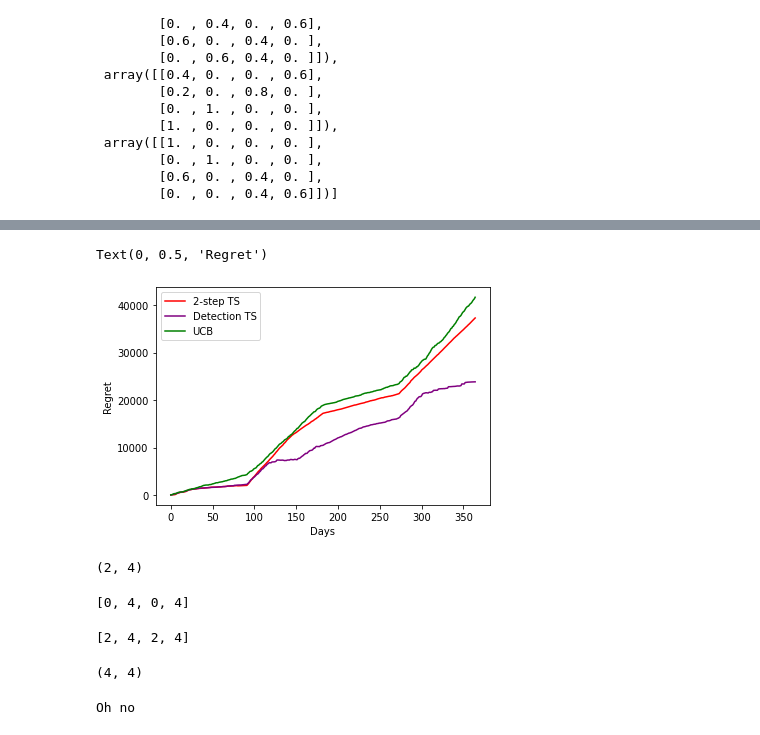
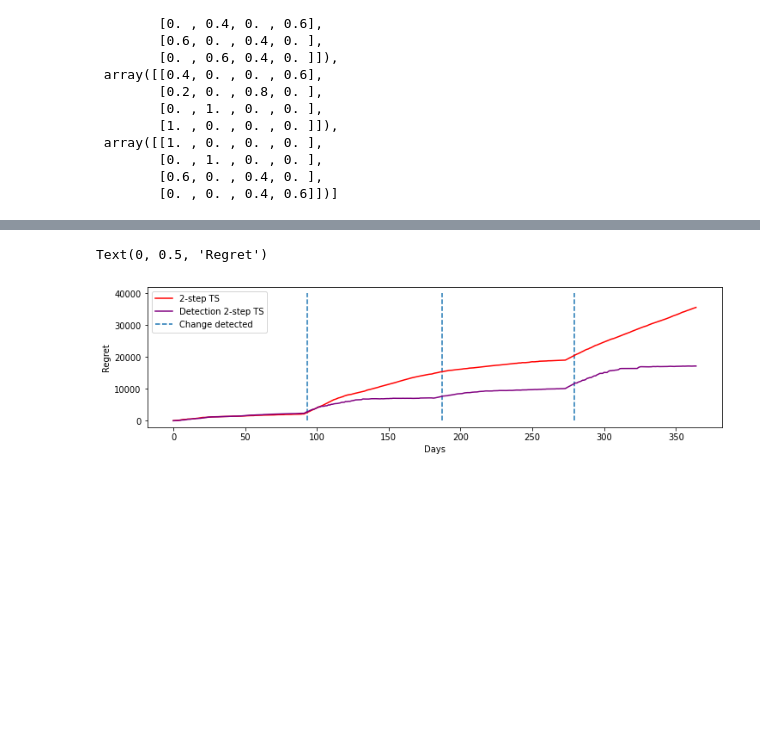
Before and after one commit to AliceCasali/Data_Intelligence_Application, a Jupyter notebook: step8.ipynb, the cells around one changed output, grey strips where cells are left out. Drawn from its saved outputs; the diff is of its cells as text; code cells hidden in the pictures; blank space fills up the shorter version.

```diff
--- a/step8.ipynb
+++ b/step8.ipynb
@@ -162,6 +171,8 @@ clairvoyant_p1s = []
 clairvoyant_p2s = []
 clairvoyant_p1_idxs = []
 clairvoyant_p2_idxs = []
+phase_changes = []
+
 for i in range(env.n_phases):
     shop_c.set_conv_rate(env.true_conv1[i], env.true_conv2[i])
 
@@ -424,34 +373,14 @@ Text(0, 0.5, 'Cumulative Revenue')
 # %%
+plt.figure(figsize=(12,3))
+
 plt.plot(np.cumsum(np.array(c_rewards_per_class_per_day) - np.array(ts_rewards_per_class_per_day)), color='red', label='2-step TS')
-#plt.plot(np.cumsum(np.array(c_rewards_per_class_per_day) - np.array(big_ts_rewards_per_class_per_day)), color='blue', label='Big TS')
-plt.plot(np.cumsum(np.array(c_rewards_per_class_per_day) - np.array(detection_ts_rewards_per_class_per_day)), color='purple', label='Detection TS')
-plt.plot(np.cumsum(np.array(c_rewards_per_class_per_day) - np.array(u_rewards_per_class_per_day)), color='green', label='UCB')
+plt.plot(np.cumsum(np.array(c_rewards_per_class_per_day) - np.array(detection_ts_rewards_per_class_per_day)), color='purple', label='Detection 2-step TS')
+
+plt.vlines(np.array(phase_changes), 0, 40000, linestyles='dashed', label='Change detected')
 
 plt.legend()
 plt.xlabel('Days')
 plt.ylabel('Regret')
 # %% [output]
 Text(0, 0.5, 'Regret')
-[figure, old version]
+[figure, new version]
-# %%
-price_arms[14]
-# %% [output]
-(2, 4)
-# %%
-clairvoyant_p1_idxs
-# %% [output]
-[0, 4, 0, 4]
-# %%
-clairvoyant_p2_idxs
-# %% [output]
-[2, 4, 2, 4]
-# %%
-price_arms[24]
-# %% [output]
-(4, 4)
-# %%
-c_buy1 = env.round2(cust, selected_promo_c, clairvoyant_p2s[phase], days)
-if c_buy1:
-    print("Oh no")
-# %% [output]
-Oh no
```
Also changed, not shown: parts of 13 cells of this notebook, 4 other files.
